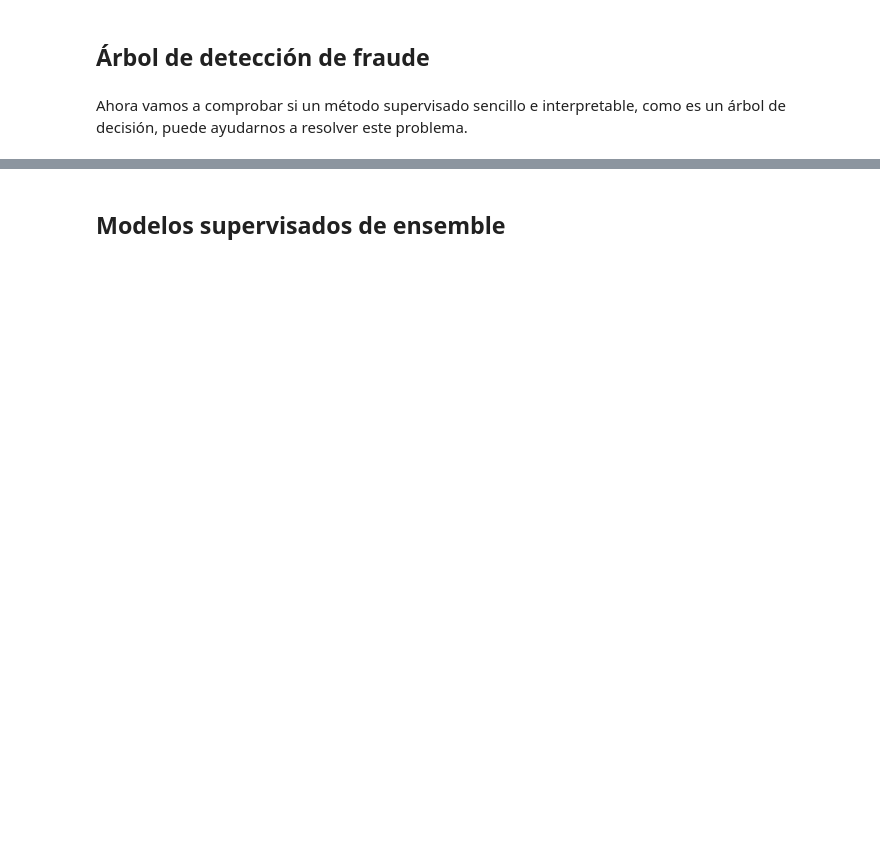
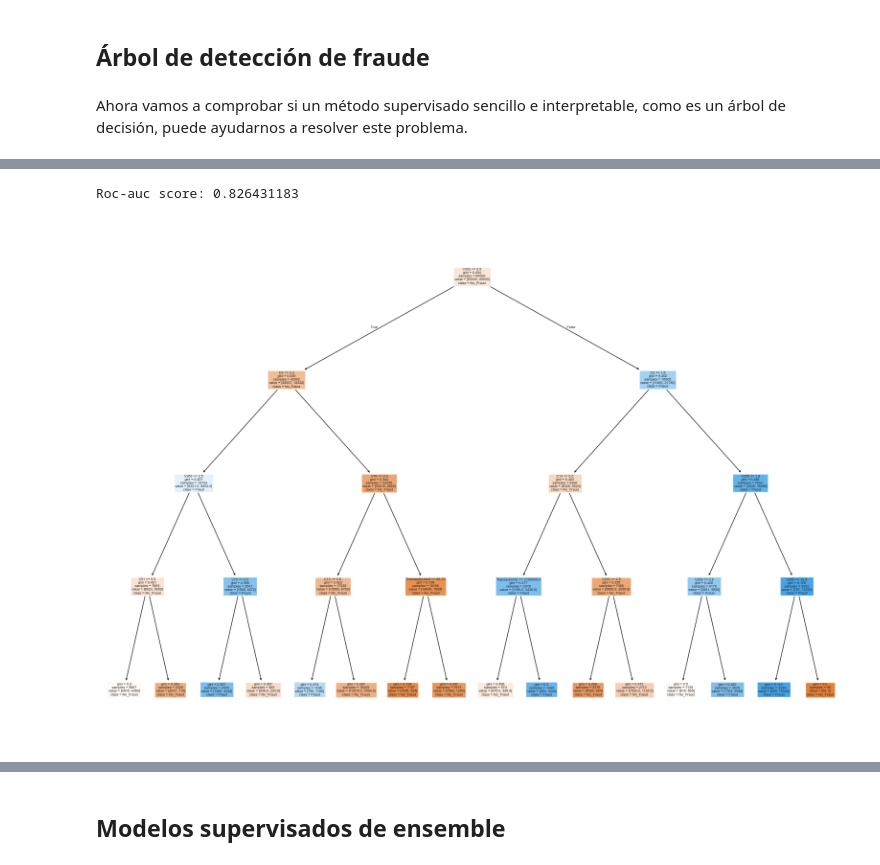
Before and after one commit to RenzoCar1997/trabajo-ensembles, a Jupyter notebook: fraudDetection_student.ipynb, the cells around one changed output, grey strips where cells are left out. Drawn from its saved outputs; the diff is of its cells as text; code cells hidden in the pictures; blank space fills up the shorter version.

```diff
--- a/fraudDetection_student.ipynb
+++ b/fraudDetection_student.ipynb
@@ -278,0 +438,25 @@ Ahora vamos a comprobar si un método supervisado sencillo e interpretable, como
+# %%
+# Entrenando árbol de decisión
+dtree = DecisionTreeClassifier(max_depth = 4, class_weight={0.0: 1, 1.0: 4}, random_state = 21)
+dtree.fit(X_train, y_train)
+
+# Predicción de la clase positiva
+y_probs = dtree.predict_proba(X_test)[:, 1]
+
+# Calculando auc-score
+auc_score = roc_auc_score(y_test, y_probs)
+print(f'Roc-auc score: {auc_score}')
+# %% [output]
+Roc-auc score: 0.826431183
+# %%
+# Visualizando el árbol de decisión
+plt.figure(figsize=(20, 14))
+plot_tree(
+    dtree,  # The tree we want to plot
+    feature_names=X_train.columns,  # Take the feature names from the column names in the data
+    class_names=["No_Fraud", "Fraud"],  # 0="Negative", 1="Positive"
+    filled=True
+)
+plt.show()
+# %% [output]
+[figure, added]
```
Also changed, not shown: parts of 24 cells of this notebook.
